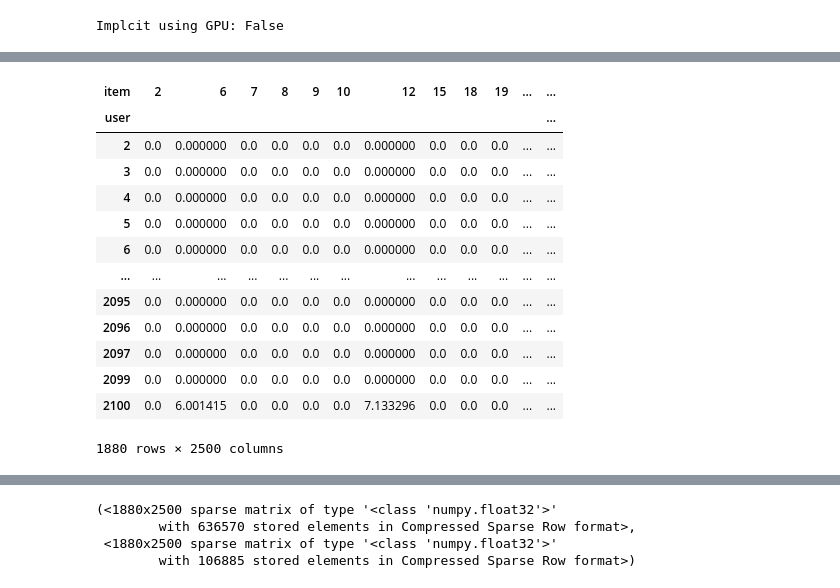
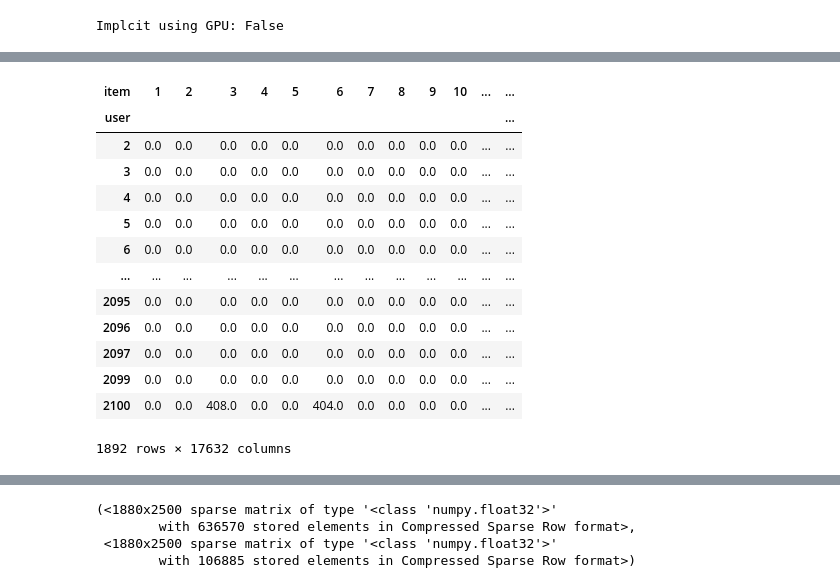
Before and after one commit to palfibogdan/FACT, a Jupyter notebook: src/notebooks/explore.ipynb, the cells around one changed output, grey strips where cells are left out. Cells and saved outputs as stored; diff of their text form; code cells hidden in the pictures.

Commit message:
fixed filtering top 2500 artists lastfm (all users are now retained)

```diff
--- a/src/notebooks/explore.ipynb
+++ b/src/notebooks/explore.ipynb
@@ -85,18 +44,20 @@ user_artist_df
-# %%
-user_item_df = user_artist_df.pivot(index="user", columns="item", values="weight").fillna(0)
-user_item_df
-# %% [output]
-| item | 2 | 6 | 7 | 8 | 9 | 10 | 12 | 15 | 18 | 19 | ... | ... |
-| user |  |  |  |  |  |  |  |  |  |  |  | ... |
-| 2 | 0.0 | 0.000000 | 0.0 | 0.0 | 0.0 | 0.0 | 0.000000 | 0.0 | 0.0 | 0.0 | ... | ... |
-| 3 | 0.0 | 0.000000 | 0.0 | 0.0 | 0.0 | 0.0 | 0.000000 | 0.0 | 0.0 | 0.0 | ... | ... |
-| 4 | 0.0 | 0.000000 | 0.0 | 0.0 | 0.0 | 0.0 | 0.000000 | 0.0 | 0.0 | 0.0 | ... | ... |
-| 5 | 0.0 | 0.000000 | 0.0 | 0.0 | 0.0 | 0.0 | 0.000000 | 0.0 | 0.0 | 0.0 | ... | ... |
-| 6 | 0.0 | 0.000000 | 0.0 | 0.0 | 0.0 | 0.0 | 0.000000 | 0.0 | 0.0 | 0.0 | ... | ... |
-| ... | ... | ... | ... | ... | ... | ... | ... | ... | ... | ... | ... | ... |
-| 2095 | 0.0 | 0.000000 | 0.0 | 0.0 | 0.0 | 0.0 | 0.000000 | 0.0 | 0.0 | 0.0 | ... | ... |
-| 2096 | 0.0 | 0.000000 | 0.0 | 0.0 | 0.0 | 0.0 | 0.000000 | 0.0 | 0.0 | 0.0 | ... | ... |
-| 2097 | 0.0 | 0.000000 | 0.0 | 0.0 | 0.0 | 0.0 | 0.000000 | 0.0 | 0.0 | 0.0 | ... | ... |
-| 2099 | 0.0 | 0.000000 | 0.0 | 0.0 | 0.0 | 0.0 | 0.000000 | 0.0 | 0.0 | 0.0 | ... | ... |
-| 2100 | 0.0 | 6.001415 | 0.0 | 0.0 | 0.0 | 0.0 | 7.133296 | 0.0 | 0.0 | 0.0 | ... | ... |
-1880 rows × 2500 columns
+# %%
+user_item_df = pd.read_csv(config.LASTFM_DIR / "user_artists.dat", sep="\t")
+user_item_df = user_item_df.rename(columns={"userID": "user", "artistID": "item"})
+user_item_df = user_item_df.pivot(index="user", columns="item", values="weight").fillna(0)
+user_item_df
+# %% [output]
+| item | 1 | 2 | 3 | 4 | 5 | 6 | 7 | 8 | 9 | 10 | ... | ... |
+| user |  |  |  |  |  |  |  |  |  |  |  | ... |
+| 2 | 0.0 | 0.0 | 0.0 | 0.0 | 0.0 | 0.0 | 0.0 | 0.0 | 0.0 | 0.0 | ... | ... |
+| 3 | 0.0 | 0.0 | 0.0 | 0.0 | 0.0 | 0.0 | 0.0 | 0.0 | 0.0 | 0.0 | ... | ... |
+| 4 | 0.0 | 0.0 | 0.0 | 0.0 | 0.0 | 0.0 | 0.0 | 0.0 | 0.0 | 0.0 | ... | ... |
+| 5 | 0.0 | 0.0 | 0.0 | 0.0 | 0.0 | 0.0 | 0.0 | 0.0 | 0.0 | 0.0 | ... | ... |
+| 6 | 0.0 | 0.0 | 0.0 | 0.0 | 0.0 | 0.0 | 0.0 | 0.0 | 0.0 | 0.0 | ... | ... |
+| ... | ... | ... | ... | ... | ... | ... | ... | ... | ... | ... | ... | ... |
+| 2095 | 0.0 | 0.0 | 0.0 | 0.0 | 0.0 | 0.0 | 0.0 | 0.0 | 0.0 | 0.0 | ... | ... |
+| 2096 | 0.0 | 0.0 | 0.0 | 0.0 | 0.0 | 0.0 | 0.0 | 0.0 | 0.0 | 0.0 | ... | ... |
+| 2097 | 0.0 | 0.0 | 0.0 | 0.0 | 0.0 | 0.0 | 0.0 | 0.0 | 0.0 | 0.0 | ... | ... |
+| 2099 | 0.0 | 0.0 | 0.0 | 0.0 | 0.0 | 0.0 | 0.0 | 0.0 | 0.0 | 0.0 | ... | ... |
+| 2100 | 0.0 | 0.0 | 408.0 | 0.0 | 0.0 | 404.0 | 0.0 | 0.0 | 0.0 | 0.0 | ... | ... |
+1892 rows × 17632 columns
```
Also changed, not shown: parts of 15 cells of this notebook.
